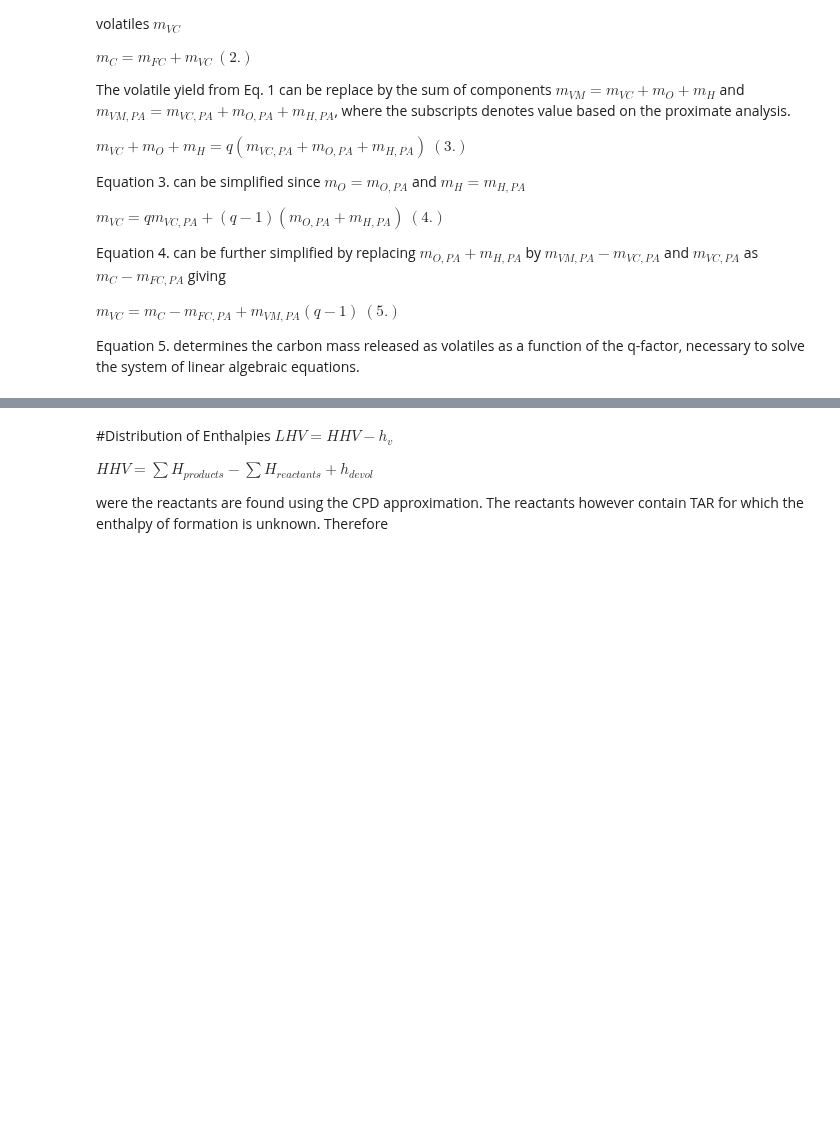
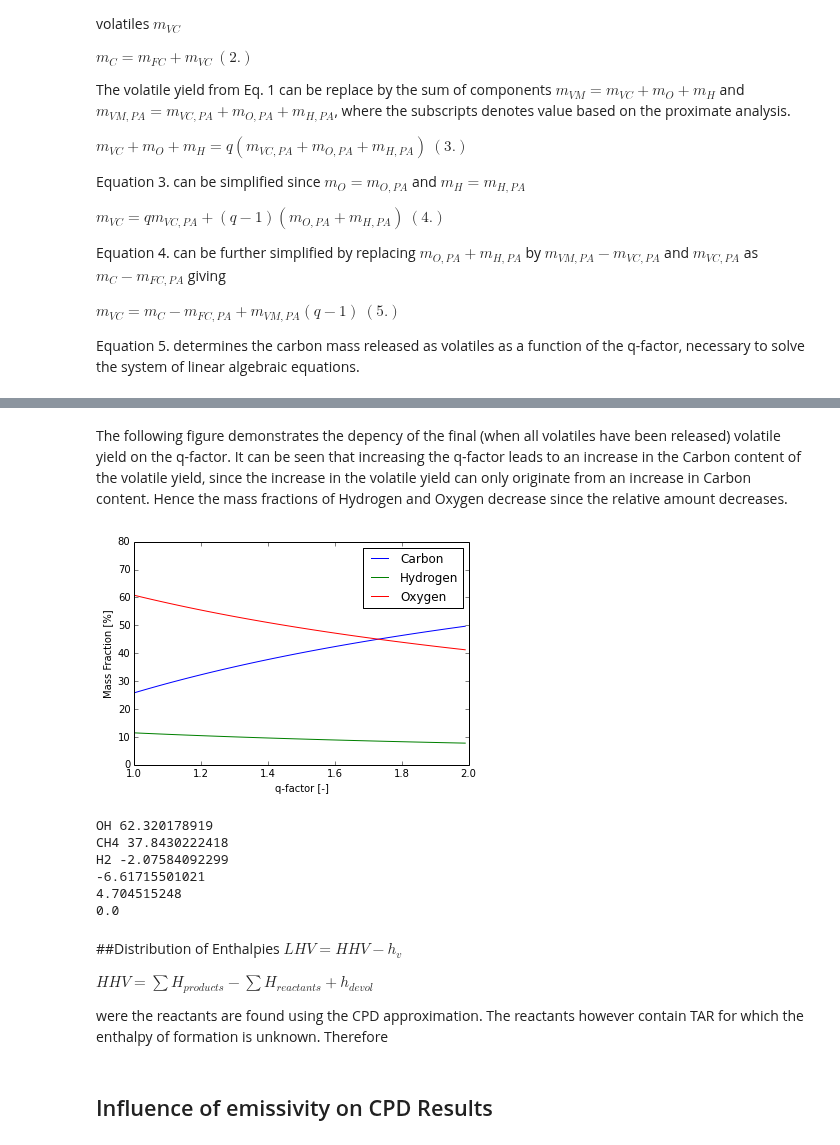
Before and after one commit to ostein/notebooks, a Jupyter notebook: pkp/BlackThunder.ipynb, the cells around one changed output, grey strips where cells are left out. Cells and saved outputs as stored; diff of their text form; code cells hidden in the pictures; blank space fills up the shorter version.

```diff
--- a/pkp/BlackThunder.ipynb
+++ b/pkp/BlackThunder.ipynb
@@ -206,7 +254,70 @@ Equation 5. determines the carbon mass released as volatiles as a function of th
+# %% [markdown]
+The following figure demonstrates the depency of the final (when all volatiles have been released) volatile yield on the q-factor. It can be seen that increasing the q-factor leads to an increase in the Carbon content of the volatile yield, since the increase in the volatile yield can only originate from an increase in Carbon content. Hence the mass fractions of Hydrogen and Oxygen decrease since the relative amount decreases.
+# %%
+qsteps = 100
+qMax = 2.0
+deltaQ = (qMax-1.0)/float(qsteps)
+
+post_subs_q = [PostulateSubstance(coal=coal, qFactor=1+q*deltaQ).VolatileCompositionMass() for q in range(qsteps)]
+for spec in ['Carbon', 'Hydrogen', 'Oxygen']:
+    q = [1+q*deltaQ for q in range(qsteps)]
+    elm = [_[spec] for _ in post_subs_q]
+    plt.plot(q, elm, label=spec)
+    plt.xlabel('q-factor [-]')
+    plt.ylabel('Mass Fraction [%]')
+    plt.ylim([0,80])
+    plt.legend()
+# %% [output]
+[figure, added]
+# %%
+# solve the system of equations
+
+#$f_C = f_{CH4}' MW_C/MW_{CH4} + 2f_{C2H2}' MW_C/MW_{C2H2} + f_{CO}' MW_C/MW_{CO}$ EQN I a
+
+#$f_C = f_{CH4}' MW_C/MW_{CH4}$ EQN I b
+
+#$f_O = f_{CO}' MW_O/MW_{CO}$ EQN II a
+#$f_O = f_{OH}' MW_O/MW_{OH}$ EQN II b
+
+#$f_H = f_{CH4}' MW_H/MW_{CH4} + 2f_{C2H2}' MW_H/MW_{C2H2}$ EQN III a
+
+#$f_H = 100 - 2*f_{H2}'$ EQN IV a
+
+carb = post_subs_cpd.VolatileCompositionMass()['Carbon']
+oxyg = post_subs_cpd.VolatileCompositionMass()['Oxygen']
+hydr = post_subs_cpd.VolatileCompositionMass()['Hydrogen']
+
+fCO   =  oxyg/(16.0/28.0) # EQN II a
+fCH4  =  (carb - fCO * (12.0/28.0) - hydr*(2.0/26.0))/(12.0/16.0+2*12.0/26.0/(2.0/26.0)) # EQN I
+
+fOH   =  oxyg/(16.0/17.0) # EQN II b
+fCH4  =  carb/(12.0/16.0) # EQN I
+fH2 = (hydr - fOH*(1.0/17.0) - fCH4*(4.0/16.0))
+
+fC2H2 = 100.0 - fCO - fCH4
+
+#print "CO", fCO
+print "OH", fOH
+print "CH4", fCH4
+print "H2", fH2
+#print "C2H2", fC2H2
+
+print carb - fCO * (12.0/28.0) - fCH4 * (12.0/16.0) - fC2H2 * (24.0/26.0)
+print hydr - fCH4 * (4.0/16.0) - fC2H2 * (2.0/26.0)
+print oxyg - fCO * (16.0/28.0)
+# %% [output]
+OH 62.320178919
+CH4 37.8430222418
+H2 -2.07584092299
+-6.61715501021
+4.704515248
+0.0
 # %% [markdown]
-#Distribution of Enthalpies
+##Distribution of Enthalpies
 $LHV = HHV - h_{v}$
 
 $HHV = \sum H_{products} - \sum H_{reactants}  + h_{devol}$
 
 were the reactants are found using the CPD approximation. The reactants however contain TAR for which the enthalpy of formation is unknown. Therefore
+# %% [markdown]
+## Influence of emissivity on CPD Results
```
Also changed, not shown: parts of 11 cells of this notebook.
